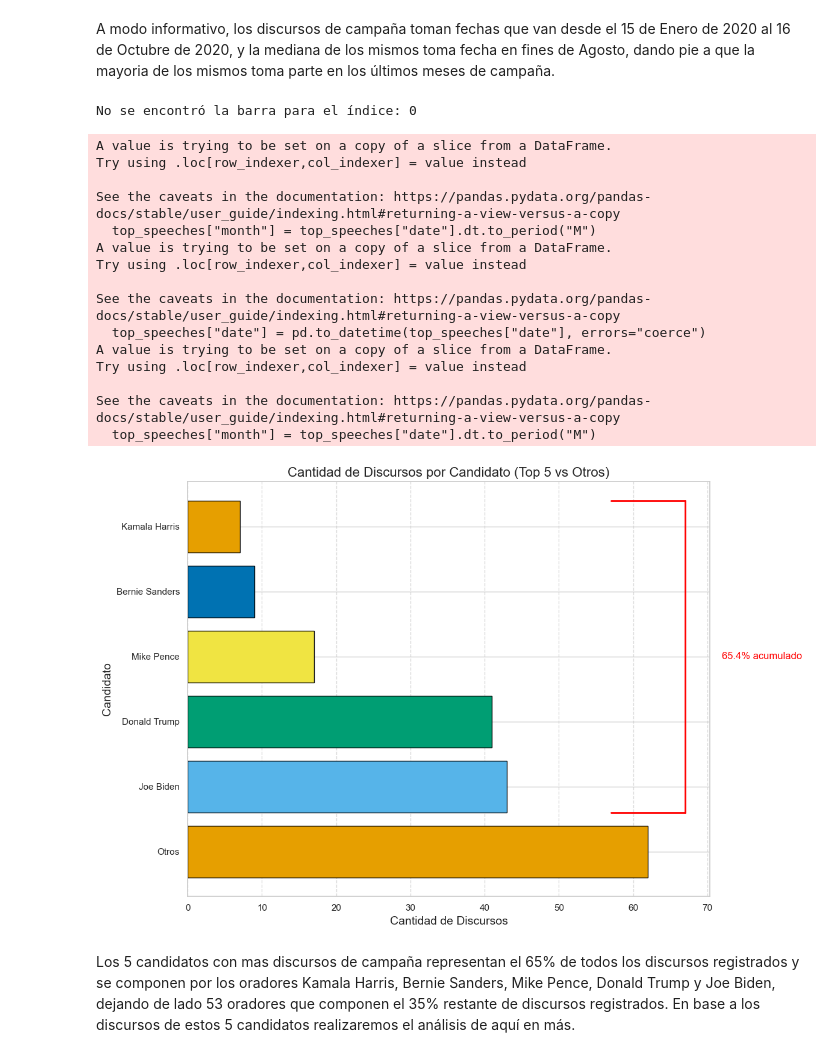
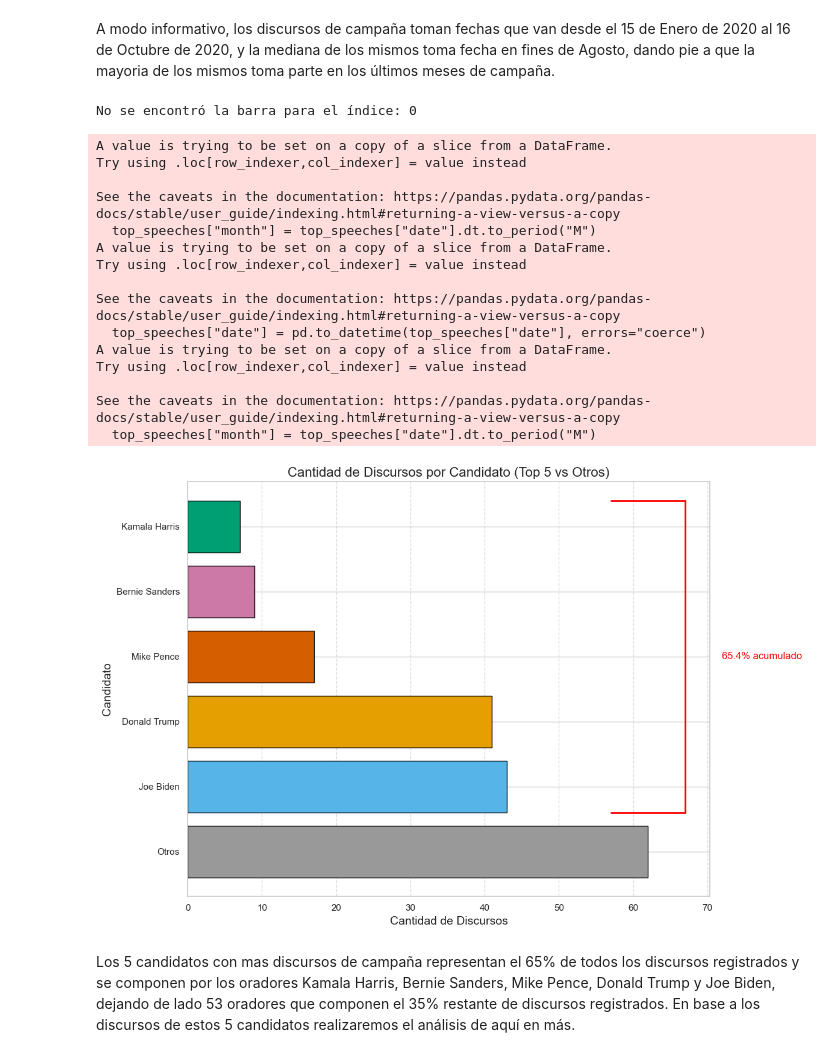
Before and after one commit to campon/intro-cd, a Jupyter notebook: Tarea_1/tarea1_campon_loprete.ipynb, the cells around one changed output. Drawn from its saved outputs; the diff is of its cells as text; code cells hidden in the pictures.

```diff
--- a/Tarea_1/tarea1_campon_loprete.ipynb
+++ b/Tarea_1/tarea1_campon_loprete.ipynb
@@ -180,7 +207,20 @@ full_merged = pd.merge(full_df, grouped, on=["month", "speaker"], how="left")
 full_merged["count"] = full_merged["count"].fillna(0).astype(int)
 full_merged["month_plot"] = full_merged["month"].dt.to_timestamp()
 
-custom_palette = ["#E69F00", "#56B4E9", "#009E73", "#F0E442", "#0072B2"]
+custom_palette = {
+    "Joe Biden": "#56B4E9",       # Azul claro
+    "Donald Trump": "#E69F00",    # Naranja dorado
+    "Kamala Harris": "#009E73",   # Verde fuerte
+    "Mike Pence": "#D55E00",      # Naranja quemado
+    "Bernie Sanders": "#CC79A7",  # Magenta
+    "Otros": "#999999"            # Gris neutro
+}
+
+formula_palette = {
+    "Joe Biden & Kamala Harris": "#56B4E9",   # Azul claro
+    "Donald Trump & Mike Pence": "#E69F00",   # Naranja dorado
+    "Otros": "#999999"                        # Gris
+}
 
 
 
@@ -209,12 +249,14 @@ otros_count = speeches["speaker"].nunique() - 5
 
 chocolate_data["cumulative_percentage"] = chocolate_data["count"].cumsum() / chocolate_data["count"].sum()
 
+default_color = "#999999"  # Gris para "Otros" o ausentes
+colors = chocolate_data["speaker"].apply(lambda s: custom_palette.get(s, default_color)).tolist()
 
 plt.figure(figsize=(12, 8))
 bars = plt.barh(
     chocolate_data["speaker"],
     chocolate_data["count"],
-    color=custom_palette,
+    color=colors,
     edgecolor="black"
 )
 
@@ -247,34 +289,34 @@ plt.plot([x_position, x_position - 10], [y_end, y_end], color="red", linewidth=2
 
 plt.text(
     x_position + 5, (y_start + y_end) / 2,
     "65.4% acumulado", fontsize=12, color="red", va="center", ha="left"
 )
 
 
 plt.title("Cantidad de Discursos por Candidato (Top 5 vs Otros)", fontsize=16)
 plt.xlabel("Cantidad de Discursos", fontsize=14)
 plt.ylabel("Candidato", fontsize=14)
 plt.grid(axis="x", linestyle="--", alpha=0.7)
 plt.tight_layout()
 plt.show()
 # %% [output]
 No se encontró la barra para el índice: 0
 A value is trying to be set on a copy of a slice from a DataFrame.
 Try using .loc[row_indexer,col_indexer] = value instead
 
 See the caveats in the documentation: https://pandas.pydata.org/pandas-docs/stable/user_guide/indexing.html#returning-a-view-versus-a-copy
   top_speeches["month"] = top_speeches["date"].dt.to_period("M")
 A value is trying to be set on a copy of a slice from a DataFrame.
 Try using .loc[row_indexer,col_indexer] = value instead
 
 See the caveats in the documentation: https://pandas.pydata.org/pandas-docs/stable/user_guide/indexing.html#returning-a-view-versus-a-copy
   top_speeches["date"] = pd.to_datetime(top_speeches["date"], errors="coerce")
 A value is trying to be set on a copy of a slice from a DataFrame.
 Try using .loc[row_indexer,col_indexer] = value instead
 
 See the caveats in the documentation: https://pandas.pydata.org/pandas-docs/stable/user_guide/indexing.html#returning-a-view-versus-a-copy
   top_speeches["month"] = top_speeches["date"].dt.to_period("M")
-[figure, old version]
+[figure, new version]
 # %% [markdown]
 Los 5 candidatos con mas discursos de campaña representan el 65\% de todos los discursos registrados y se componen por los oradores Kamala Harris, Bernie Sanders, Mike Pence, Donald Trump y Joe Biden, dejando de lado 53 oradores que componen el 35\% restante de discursos registrados. En base a los discursos de estos 5 candidatos realizaremos el análisis de aquí en más.
 # %% [markdown]
```
Also changed, not shown: parts of 21 cells of this notebook, 12 other files.
